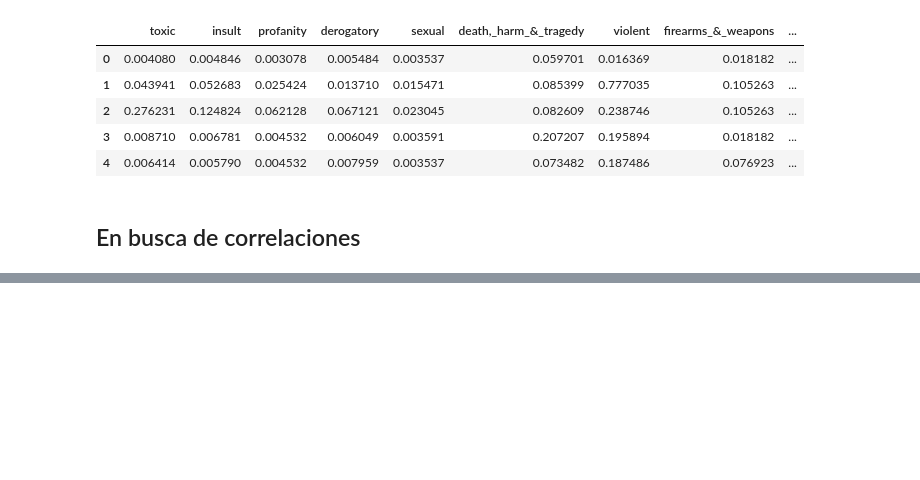
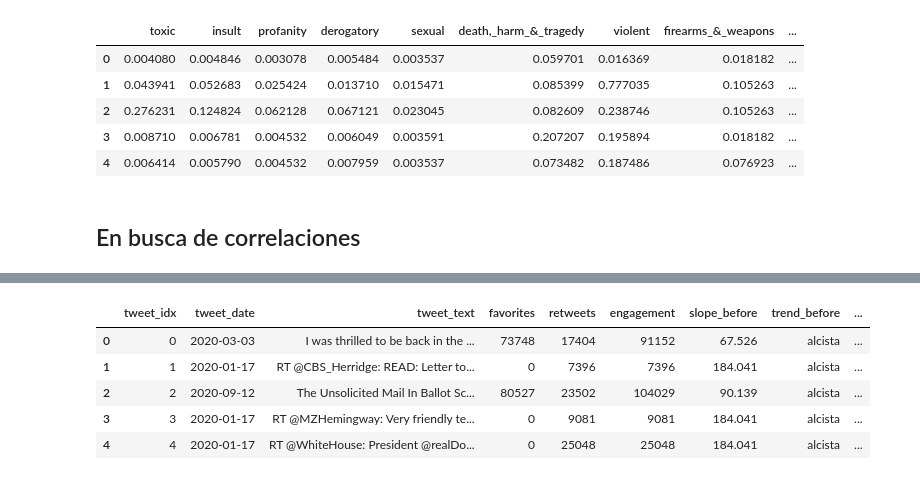
Before and after one commit to Emmanuel-Guerreiro/ciencia-datos-integrador, a Jupyter notebook: integrador/segunda-entrega/main.ipynb, the cells around one changed output, grey strips where cells are left out. Cells and saved outputs as stored; diff of their text form; code cells hidden in the pictures; blank space fills up the shorter version.

Commit message:
cambio de tendencia en precio del btc

```diff
--- a/integrador/segunda-entrega/main.ipynb
+++ b/integrador/segunda-entrega/main.ipynb
@@ -203,0 +488,86 @@ plot_google_vs_btc_deltas('legal')
+# %%
+# ANÁLISIS CORREGIDO: Solo período de tweets de Trump (2018-2021)
+print("=== ANÁLISIS CORREGIDO PARA PERÍODO DE TWEETS DE TRUMP ===")
+
+# Redefinir el período de análisis solo para cuando tenemos tweets
+trump_tweet_start = df['date'].min().date()  # 2018-01-02
+trump_tweet_end = df['date'].max().date()    # 2021-01-08
+
+print(f"Período de tweets de Trump: {trump_tweet_start} a {trump_tweet_end}")
+
+# Filtrar datos de Bitcoin solo para este período
+btc_trump_period = btc_daily[
+    (btc_daily['date'].dt.date >= trump_tweet_start) &
+    (btc_daily['date'].dt.date <= trump_tweet_end)
+].copy()
+
+print(f"Datos de Bitcoin en período Trump: {len(btc_trump_period)} días")
+print(f"Rango de precios: ${btc_trump_period['Close'].min():,.2f} - ${btc_trump_period['Close'].max():,.2f}")
+
+# Re-analizar solo los tweets en este período
+trump_results = []
+for idx, row in df.iterrows():
+    tweet_date = row['date'].date()
+
+    # Solo analizar si está en el período de datos de Bitcoin disponibles
+    if (tweet_date >= btc_trump_period['date'].dt.date.min() and
+        tweet_date <= btc_trump_period['date'].dt.date.max()):
+
+        # Calcular fechas de análisis
+        start_before = tweet_date - timedelta(days=4)
+        end_before = tweet_date - timedelta(days=1)
+        start_after = tweet_date
+        end_after = tweet_date + timedelta(days=1)
+
+        # Obtener precios del período Trump
+        prices_before = btc_trump_period[
+            (btc_trump_period['date'].dt.date >= start_before) &
+            (btc_trump_period['date'].dt.date <= end_before)
+        ]['Close'].values
+
+        prices_after = btc_trump_period[
+            (btc_trump_period['date'].dt.date >= start_after) &
+            (btc_trump_period['date'].dt.date <= end_after)
+        ]['Close'].values
+
+        # Calcular tendencias
+        if len(prices_before) >= 2:
+            slope_before, trend_before = calculate_trend(prices_before)
+        else:
+            slope_before, trend_before = 0, 'neutral'
+
+        if len(prices_after) >= 2:
+            slope_after, trend_after = calculate_trend(prices_after)
+        else:
+            slope_after, trend_after = 0, 'neutral'
+
+        # Determinar si hay cambio de tendencia
+        inflection = False
+        if trend_before != 'neutral' and trend_after != 'neutral' and trend_before != trend_after:
+            inflection = True
+
+        trump_results.append({
+            'tweet_idx': idx,
+            'tweet_date': tweet_date,
+            'tweet_text': row['text'][:100] + "..." if len(row['text']) > 100 else row['text'],
+            'favorites': row['favorites'],
+            'retweets': row['retweets'],
+            'engagement': row['favorites'] + row['retweets'],
+            'slope_before': slope_before,
+            'trend_before': trend_before,
+            'slope_after': slope_after,
+            'trend_after': trend_after,
+            'inflection': inflection,
+            'prices_before_count': len(prices_before),
+            'prices_after_count': len(prices_after)
+        })
+
+trump_results_df = pd.DataFrame(trump_results)
+
+print(f"\n=== RESULTADOS PERÍODO TRUMP ===")
+print(f"Tweets analizados: {len(trump_results_df)}")
+print(f"Tweets con datos suficientes: {((trump_results_df['prices_before_count'] >= 2) & (trump_results_df['prices_after_count'] >= 2)).sum()}")
+print(f"Puntos de inflexión encontrados: {trump_results_df['inflection'].sum()}")
+
+trump_results_df.head()
+# %% [output]
@@ -203,0 +583,6 @@ plot_google_vs_btc_deltas('legal')
+|  | tweet_idx | tweet_date | tweet_text | favorites | retweets | engagement | slope_before | trend_before | ... |
+| 0 | 0 | 2020-03-03 | I was thrilled to be back in the ... | 73748 | 17404 | 91152 | 67.526 | alcista | ... |
+| 1 | 1 | 2020-01-17 | RT @CBS_Herridge: READ: Letter to... | 0 | 7396 | 7396 | 184.041 | alcista | ... |
+| 2 | 2 | 2020-09-12 | The Unsolicited Mail In Ballot Sc... | 80527 | 23502 | 104029 | 90.139 | alcista | ... |
+| 3 | 3 | 2020-01-17 | RT @MZHemingway: Very friendly te... | 0 | 9081 | 9081 | 184.041 | alcista | ... |
+| 4 | 4 | 2020-01-17 | RT @WhiteHouse: President @realDo... | 0 | 25048 | 25048 | 184.041 | alcista | ... |
```
Also changed, not shown: parts of 25 cells of this notebook.
